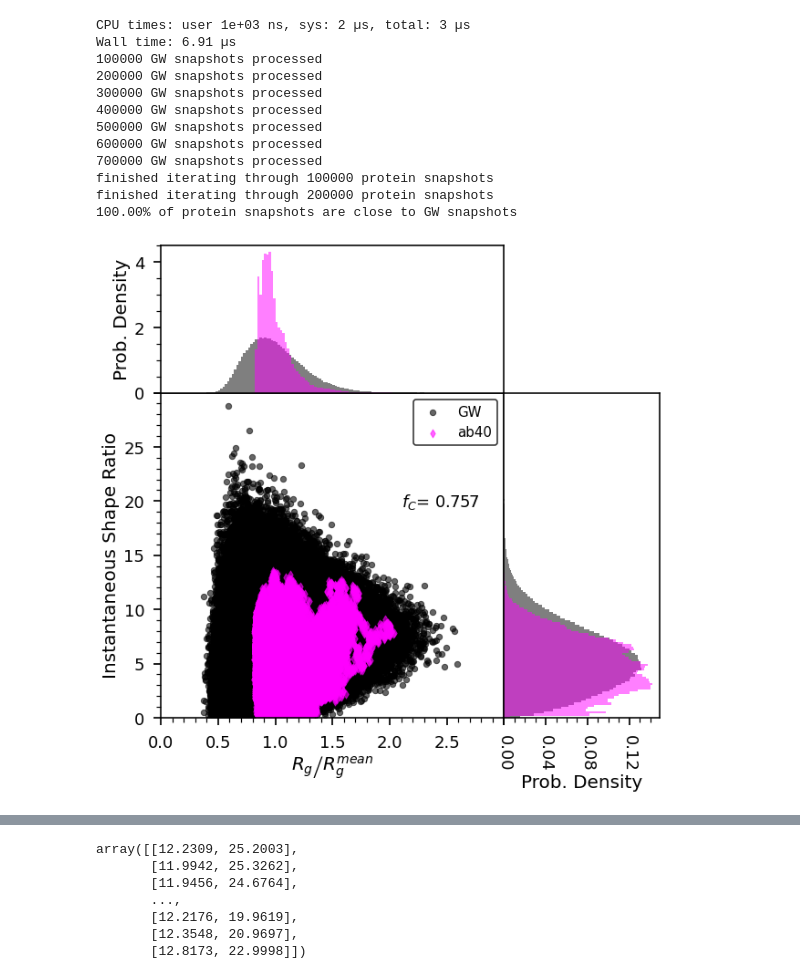
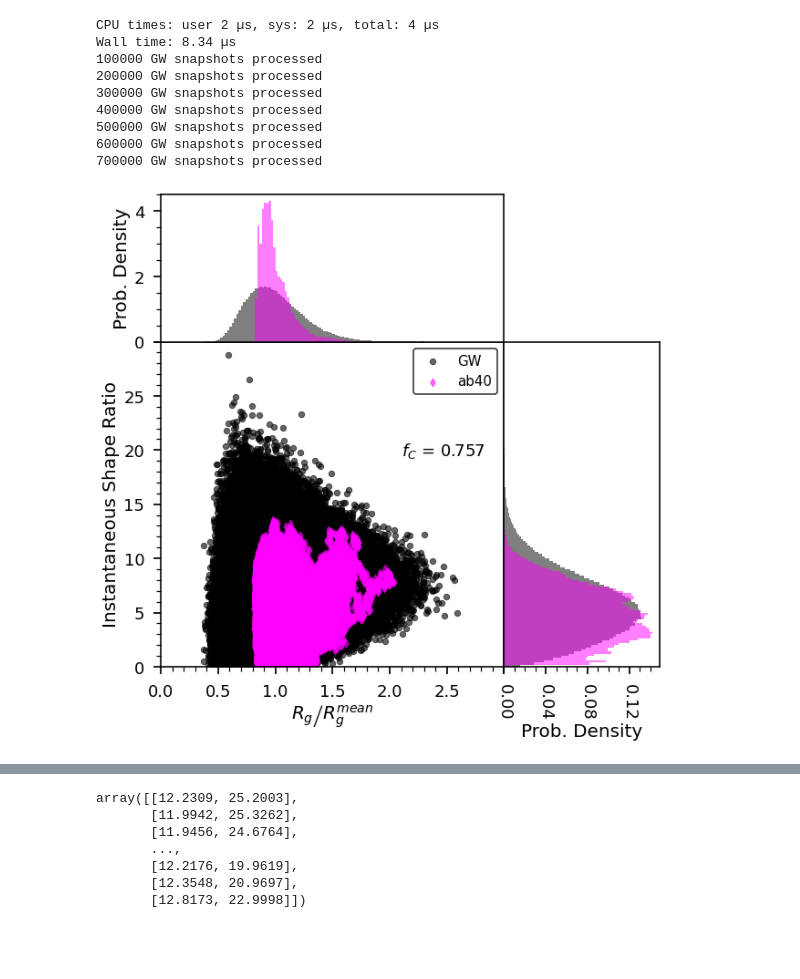
Before and after one commit to hshadman/2d_conformational_landscape_map, a Jupyter notebook: 2d_conformation_map.ipynb, the cells around one changed output, grey strips where cells are left out. Cells and saved outputs as stored; diff of their text form; code cells hidden in the pictures; blank space fills up the shorter version.

```diff
--- a/2d_conformation_map.ipynb
+++ b/2d_conformation_map.ipynb
@@ -395,20 +396,15 @@ class display_2d_map():
 # %%
 map_2d = display_2d_map(a,b)
 
 map_2d.plot_protein_against_GW('ab40')
-
-map_2d.check_boundary()
 # %% [output]
-CPU times: user 1e+03 ns, sys: 2 µs, total: 3 µs
-Wall time: 6.91 µs
+CPU times: user 2 µs, sys: 2 µs, total: 4 µs
+Wall time: 8.34 µs
 100000 GW snapshots processed
 200000 GW snapshots processed
 300000 GW snapshots processed
 400000 GW snapshots processed
 500000 GW snapshots processed
 600000 GW snapshots processed
 700000 GW snapshots processed
-finished iterating through 100000 protein snapshots
-finished iterating through 200000 protein snapshots
-100.00% of protein snapshots are close to GW snapshots
-[figure, old version]
+[figure, new version]
```
Also changed, not shown: parts of 4 cells of this notebook.
